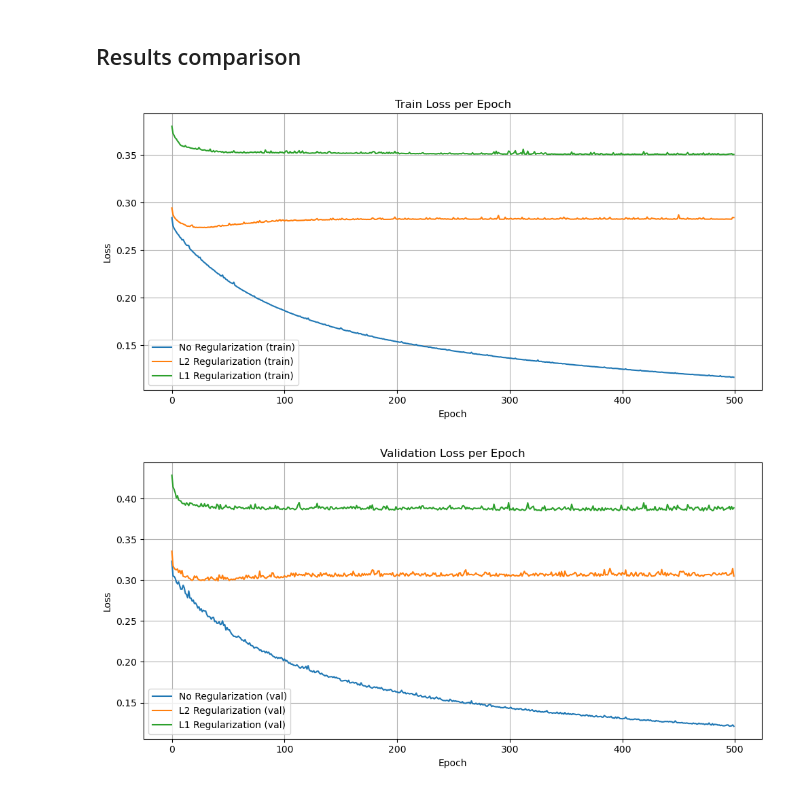
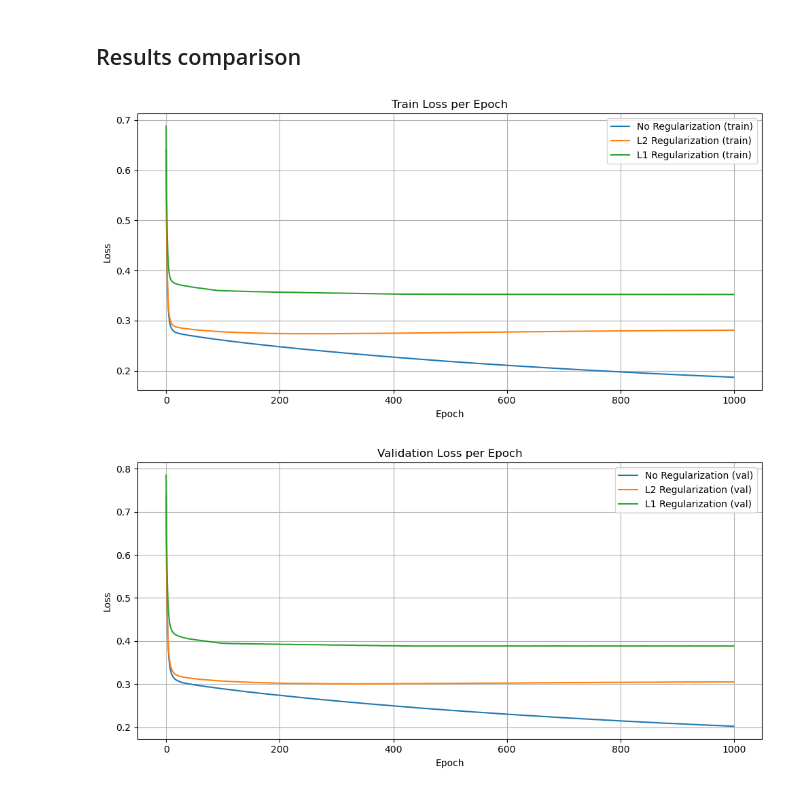
Before and after one commit to DamianAdamek/FIFA-22-EDA-ML, a Jupyter notebook: advanced_ML_models.ipynb, the cells around one changed output. Cells and saved outputs as stored; diff of their text form; code cells hidden in the pictures.

```diff
--- a/advanced_ML_models.ipynb
+++ b/advanced_ML_models.ipynb
@@ -158,12 +171,10 @@ from sklearn.preprocessing import PolynomialFeatures
 from sklearn.model_selection import train_test_split
 
 degrees = [1, 2, 5, 10]
-X_train, X_test, y_train, y_test = train_test_split(X, y, test_size=0.2, random_state=24)
+X_train, X_test, y_train, y_test = train_test_split(X, y, test_size=0.2, random_state=42)
 
 train_costs = []
 val_costs = []
-
-
 
 for degree in degrees:
     preprocessing = Pipeline(steps=[
@@ -175,7 +186,7 @@ for degree in degrees:
     X_train_proc = preprocessing.fit_transform(X_train)
     X_test_proc = preprocessing.transform(X_test)
 
-    model = GradientDescentLinearRegression(lr=0.0001, batch_size=64, n_epochs=100)
+    model = GradientDescentLinearRegression(lr=0.0001, batch_size=512, n_epochs=500)
     model.fit(X_train_proc, y_train, X_val=X_test_proc, y_val=y_test)
 
     train_costs.append(model.train_costs)
@@ -281,13 +289,7 @@ class GradientDescentLinearRegressionL1:
 # %%
 
 class GradientDescentLinearRegressionL2:
-    def __init__(self, lr=0.01, n_epochs=100, batch_size=32, l2=0.0):
-        """
-        lr - learning rate
-        n_epochs - liczba epok
-        batch_size - rozmiar minibatcha
-        l2 - współczynnik regularyzacji L2 (0.0 = brak regularyzacji)
-        """
+    def __init__(self, lr=0.01, n_epochs=250, batch_size=256, l2=0.0):
         self.lr = lr
         self.n_epochs = n_epochs
         self.batch_size = batch_size
@@ -318,19 +320,16 @@ class GradientDescentLinearRegressionL2:
                 y_pred = X_batch @ self.theta
                 error = y_pred - y_batch
 
-                # L2 regularyzacja (bez biasu)
                 reg_term = self.l2 * np.r_[[[0]], self.theta[1:]]
 
                 grad = (2 / y_batch.shape[0]) * (X_batch.T @ error) + reg_term
                 self.theta -= self.lr * grad
 
-            # koszt treningowy z L2
             train_pred = X_b @ self.theta
             mse_train = np.mean((train_pred - y) ** 2)
             reg_cost = self.l2 * np.sum(self.theta[1:] ** 2)
             self.train_costs.append(mse_train + reg_cost)
 
-            # koszt walidacyjny z L2
             if X_val is not None and y_val is not None:
                 val_pred = X_val_b @ self.theta
                 mse_val = np.mean((val_pred - y_val) ** 2)
@@ -366,7 +365,7 @@ preprocessing = Pipeline([
 X_train_proc = preprocessing.fit_transform(X_train)
 X_test_proc = preprocessing.transform(X_test)
 
-params = dict(lr=0.001, n_epochs=500, batch_size=64)
+params = dict(lr=0.0001, n_epochs=1000, batch_size=64)
 
 models = {
     "No Regularization": GradientDescentLinearRegression(**params),
@@ -377,32 +376,32 @@ models = {
 results = {}
 for name, model in models.items():
     model.fit(X_train_proc, y_train, X_val=X_test_proc, y_val=y_test)
     results[name] = {
         "train": model.train_costs,
         "val": model.val_costs
     }
 
 plt.figure(figsize=(10, 5))
 for name in results:
     plt.plot(results[name]["train"], label=f"{name} (train)")
 plt.title("Train Loss per Epoch")
 plt.xlabel("Epoch")
 plt.ylabel("Loss")
 plt.legend()
 plt.grid(True)
 plt.tight_layout()
 plt.show()
 
 plt.figure(figsize=(10, 5))
 for name in results:
     plt.plot(results[name]["val"], label=f"{name} (val)")
 plt.title("Validation Loss per Epoch")
 plt.xlabel("Epoch")
 plt.ylabel("Loss")
 plt.legend()
 plt.grid(True)
 plt.tight_layout()
 plt.show()
 # %% [output]
-[figure, old version]
+[figure, new version]
-[figure, old version]
+[figure, new version]
```
Also changed, not shown: parts of 28 cells of this notebook, 3 other files.
